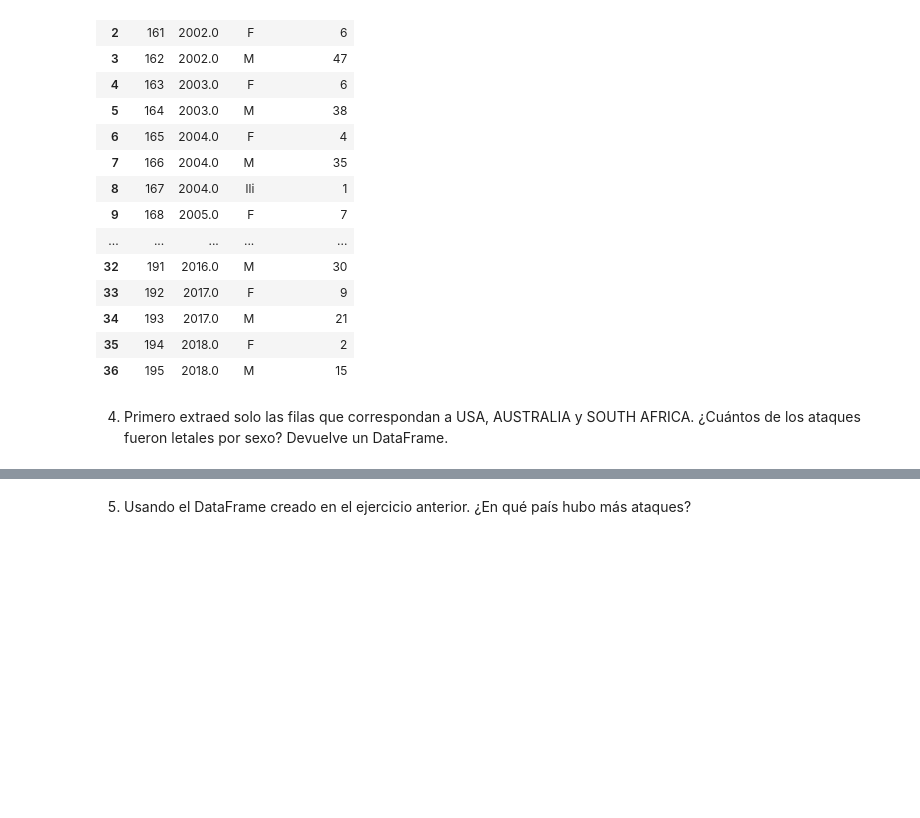
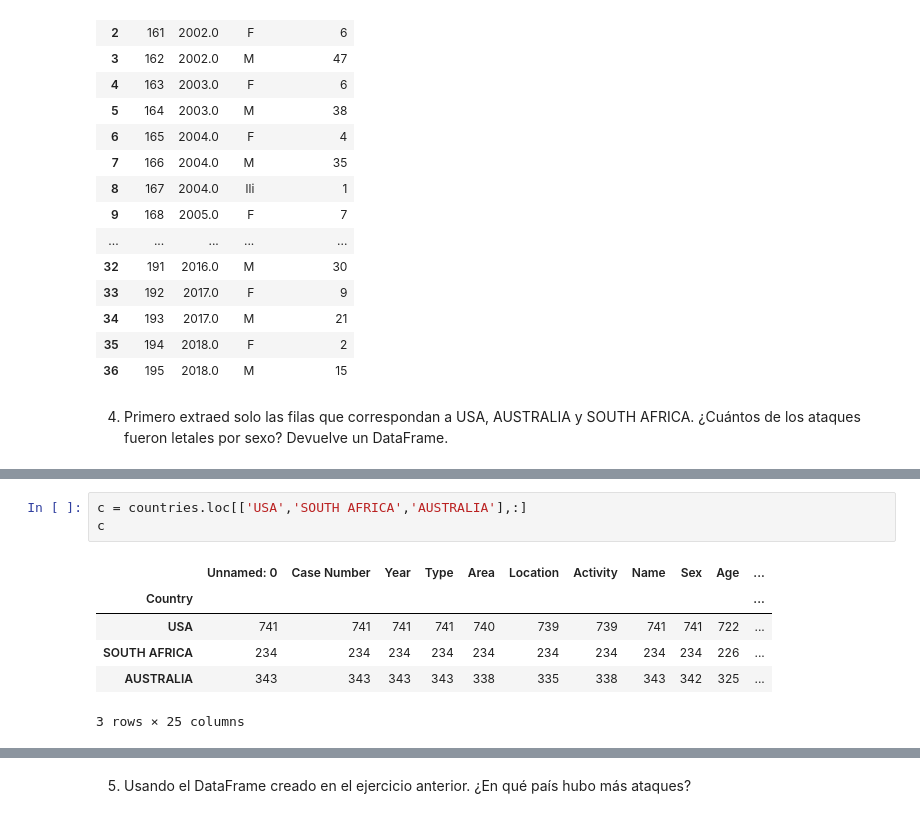
Before and after one commit to Adalab/DA-PROMO-B-MODULO1-SPRINT2-NATALIA-PAULA, a Jupyter notebook: Pandas6.ipynb, the cells around one changed output, grey strips where cells are left out. Saved outputs shown, nothing was run; the diff lists cells and outputs as text; blank space fills up the shorter version.

```diff
--- a/Pandas6.ipynb
+++ b/Pandas6.ipynb
@@ -74,0 +104,10 @@ df_2000
+# %%
+c = countries.loc[['USA','SOUTH AFRICA','AUSTRALIA'],:]
+c
+# %% [output]
+|  | Unnamed: 0 | Case Number | Year | Type | Area | Location | Activity | Name | Sex | Age | ... |
+| Country |  |  |  |  |  |  |  |  |  |  | ... |
+| USA | 741 | 741 | 741 | 741 | 740 | 739 | 739 | 741 | 741 | 722 | ... |
+| SOUTH AFRICA | 234 | 234 | 234 | 234 | 234 | 234 | 234 | 234 | 234 | 226 | ... |
+| AUSTRALIA | 343 | 343 | 343 | 343 | 338 | 335 | 338 | 343 | 342 | 325 | ... |
+3 rows × 25 columns
```
Also changed, not shown: parts of 3 cells of this notebook.
